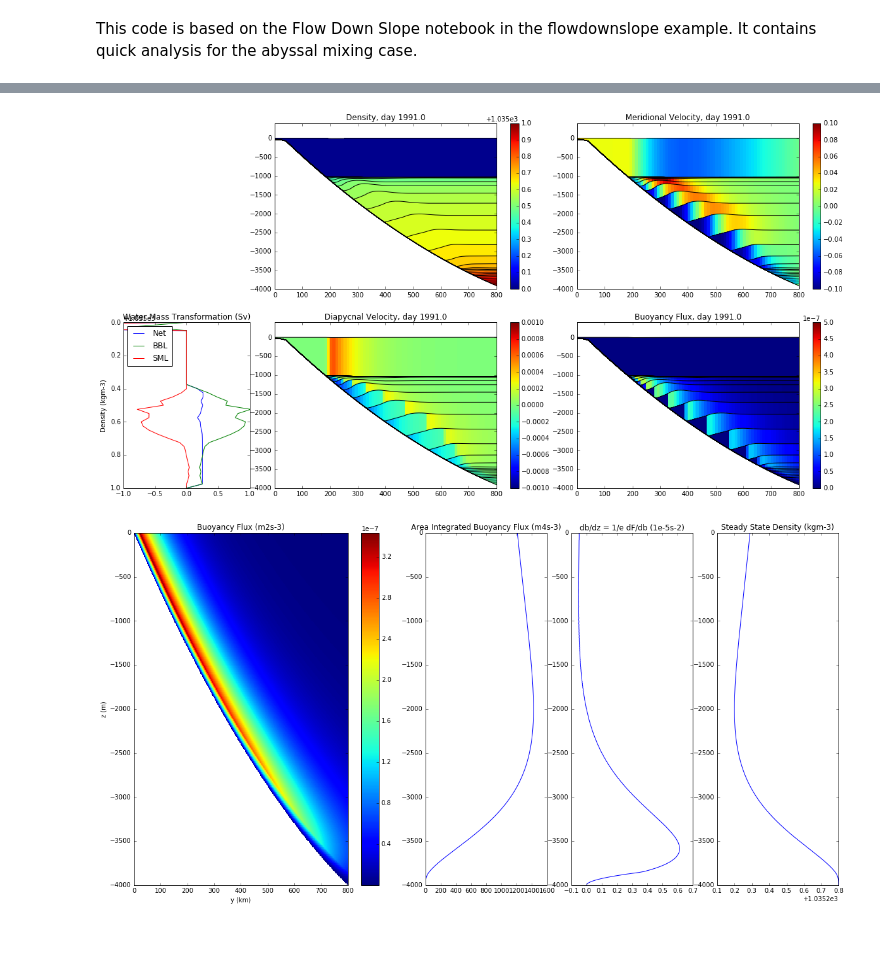
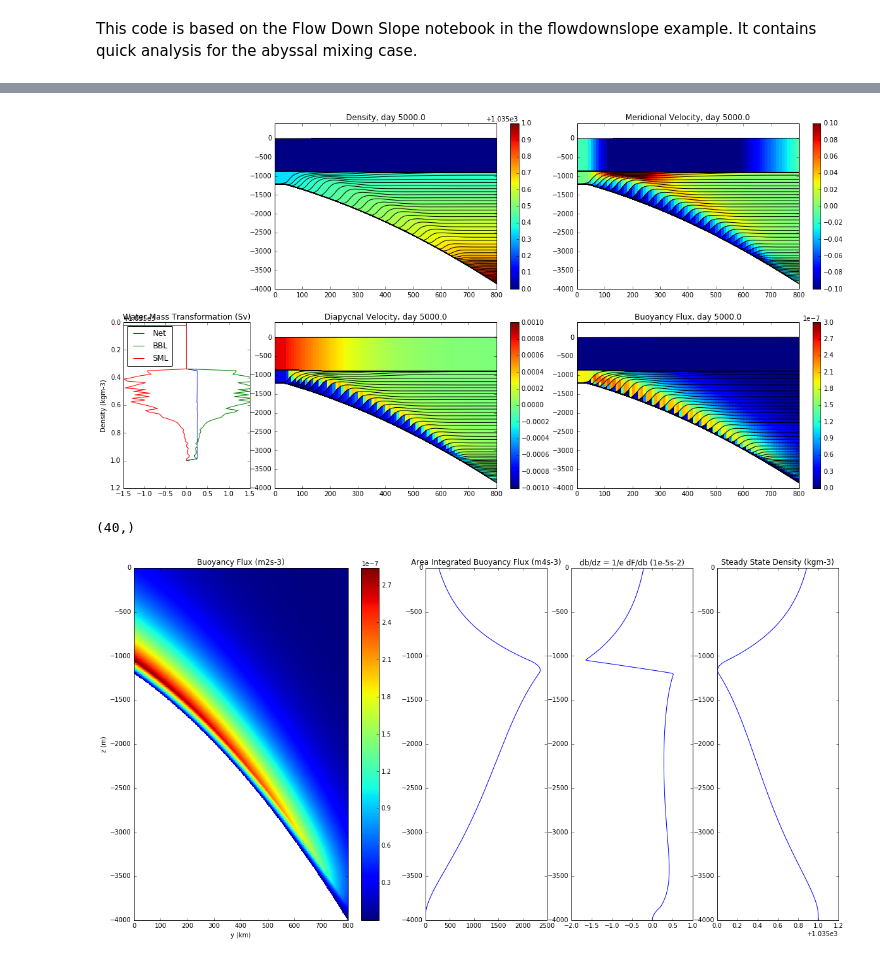
Before and after one commit to rmholmes/MOM6-examples, a Jupyter notebook: ocean_only/abmix2d/Abyssal Mixing Quick Analysis.ipynb, the cells around one changed output, grey strips where cells are left out. Cells and saved outputs as stored; diff of their text form; code cells hidden in the pictures.

```diff
--- a/ocean_only/abmix2d/Abyssal Mixing Quick Analysis.ipynb
+++ b/ocean_only/abmix2d/Abyssal Mixing Quick Analysis.ipynb
@@ -13,8 +13,10 @@ sys.path.append('../../tools/analysis/')
 # m6toolbox is a python package that has a function that helps visualize vertical sections
 import m6toolbox
 
-fname = scipy.io.netcdf_file('prog.nc')
-gname = scipy.io.netcdf_file('ocean_geometry.nc')
+#fname = scipy.io.netcdf_file('prog.nc')
+#gname = scipy.io.netcdf_file('ocean_geometry.nc')
+fname = scipy.io.netcdf_file('ABMIX_runs/run0001.nc')
+gname = scipy.io.netcdf_file('ABMIX_runs/run0001_geometry.nc')
 # Read in coordinate arrays and others:
 yq = fname.variables['yq'][:] # This is the coordinate of the cell corners (u-points in 1D)
 yq = numpy.concatenate(([0],yq)) # Inserts left most edge of domain in to coordinates
@@ -60,38 +60,43 @@ WARNING: pylab import has clobbered these variables: ['f', 'interp', 'record', '
 # %%
 # Plot y-z section at a given time, or make a movie:
 record = -1 # record
 hBL = 150.0 #BBL depth for epsBBL and epsSML
 fig = plt.figure(1, figsize=(20,10))
 timevar = fname.variables['Time']
-#for record in [record]:
-for record in np.arange(0,len(timevar[:]),10):
+for record in [record]:
+#for record in np.arange(0,len(timevar[:]),10):
     plt.clf()
     plt.subplot2grid((2,5),(1,0))
     wd = fname.variables['wd'][record,:,:,0];e = fname.variables['e'][record,:,:,0];
     epsNET = -np.dot(wd,A[:,0])*len(A[0,:])
     wdcp = np.copy(wd);wdcp[e+np.tile(bathyT,[zL+1,1])<hBL] = 0.0;
     epsSML = -np.dot(wdcp,A[:,0])*len(A[0,:])
     wdcp = np.copy(wd);wdcp[e+np.tile(bathyT,[zL+1,1])>=hBL] = 0.0;
     epsBBL = -np.dot(wdcp,A[:,0])*len(A[0,:])
     plt.plot(epsNET/1e6,rhoi, label='Net'); plt.plot(epsBBL/1e6,rhoi, label='BBL'); plt.plot(epsSML/1e6,rhoi, label='SML'); plt.gca().invert_yaxis();
-    plt.title('Water Mass Transformation (Sv)'); plt.ylabel('Density (kgm-3)'); plt.legend(loc=2); plt.xlim([-1, 1])
+    plt.title('Water Mass Transformation (Sv)'); plt.ylabel('Density (kgm-3)'); plt.legend(loc=2); plt.xlim([-1.5, 1.5])
     plt.subplot2grid((2,5),(0,1),colspan=2)
     plot_section(fname, record, variable='zl', clim=(1035.0, 1036.0)); plt.title('Density, day {}'.format(timevar[record])); plt.colorbar()
     plt.subplot2grid((2,5),(0,3),colspan=2)
     plot_section(fname, record, variable='v', clim=(-0.1, 0.1)); plt.title('Meridional Velocity, day {}'.format(timevar[record])); plt.colorbar()
     plt.subplot2grid((2,5),(1,1),colspan=2)
     plot_section(fname, record, variable='wd', clim=(-0.001, 0.001)); plt.title('Diapycnal Velocity, day {}'.format(timevar[record])); plt.colorbar()
     plt.subplot2grid((2,5),(1,3),colspan=2)
-    plot_section(fname, record, variable='buoyancy_flux', clim=(0.0, 5.0e-7)); plt.title('Buoyancy Flux, day {}'.format(timevar[record])); plt.colorbar()
-    plt.savefig('frame{:04d}'.format(record))
+    plot_section(fname, record, variable='buoyancy_flux', clim=(0.0, 3.0e-7)); plt.title('Buoyancy Flux, day {}'.format(timevar[record])); plt.colorbar()
+    #plt.savefig('frame{:04d}'.format(record))
+plt.savefig('steady5krun_day5000')
 # %% [output]
-[figure, old version]
+[figure, new version]
+# %%
+np.shape(rhol)
+# %% [output]
+(40,)
 # %%
 # Analytical Steady State Solution:
 # Parameters:
-B0 = 0.35e-6; hBL = 150.0; d = 500.0; r = 1000.0; eps = 0.25e6; rho0 = 1035.0; g = 9.81;
+B0 = 0.3e-6; hBL = 150.0; d = 500.0; r = 1000.0; eps = 0.25e6; rho0 = 1035.0; g = 9.81;
 H = 4000; drho = 1.0; W = 40.0e3; L = 800.0e3; Ny = 1600; Nz = 400;
-bwidth = 0.0; idepth=0.0; curv = -0.4;
+bwidth = 0.0; idepth=0.3; curv = 0.4;
 # Analytical Grid:
 y = np.linspace(0,L,Ny); z = np.linspace(-H,0,Nz); dy = y[1]-y[0]; dz = z[1]-z[0]
 [Z,Y] = np.meshgrid(z,y); [yLa, zLa] = np.shape(Y)
@@ -114,9 +119,9 @@ plt.pcolormesh(Y/1e3,Z,B);plt.xlabel('y (km)');plt.ylabel('z (m)');plt.title('Bu
 plt.subplot(1,5,3);plt.plot(F,z);plt.title('Area Integrated Buoyancy Flux (m4s-3)');
 plt.subplot(1,5,4);plt.plot(dbdz/1.0e-5,(z[:-1]+z[1:])/2);plt.title('db/dz = 1/e dF/db (1e-5s-2)');
 plt.subplot(1,5,5);plt.plot(rho,z);plt.title('Steady State Density (kgm-3)');
-plt.savefig('steady_state1not_analytic')
+plt.savefig('steady5krun_analytic')
 # %% [output]
-[figure, old version]
+[figure, new version]
 # %%
 # Line plots Analytical Solution next to full Solution and expected Solution:
 record = -1;
```
Also changed, not shown: parts of 3 cells of this notebook, 5 other files.
